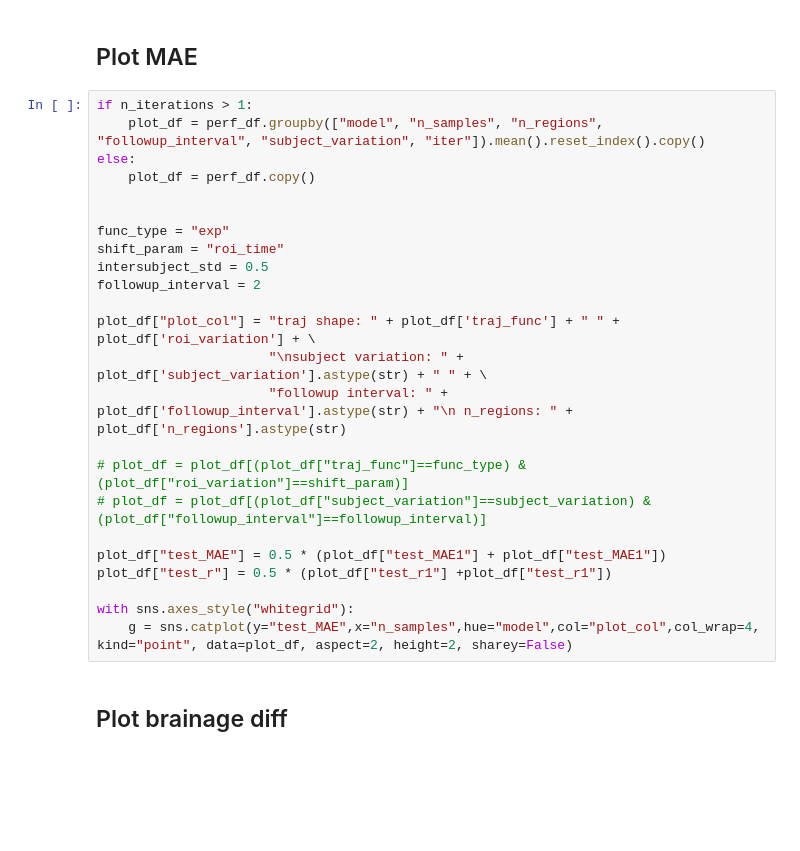
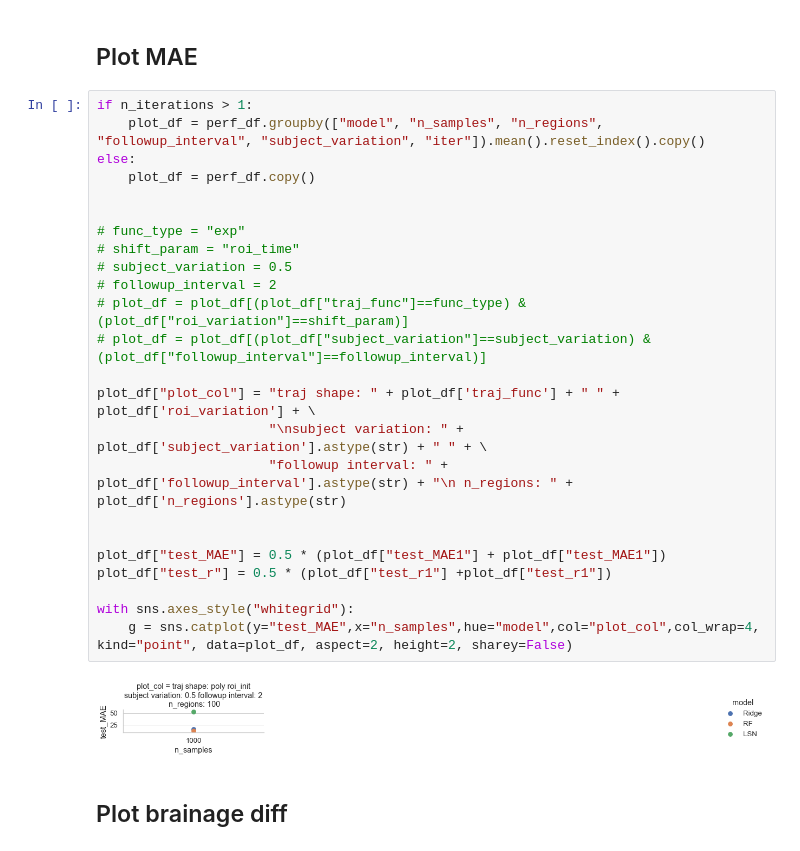
Before and after one commit to nikhil153/brain-diff, a Jupyter notebook: notebooks/7_brain_diff_sim.ipynb, the cells around one changed output. Cells and saved outputs as stored; diff of their text form; blank space fills up the shorter version.

```diff
--- a/notebooks/7_brain_diff_sim.ipynb
+++ b/notebooks/7_brain_diff_sim.ipynb
@@ -342,27 +364,29 @@ perf_df.head()
 # %%
 if n_iterations > 1:
     plot_df = perf_df.groupby(["model", "n_samples", "n_regions", "followup_interval", "subject_variation", "iter"]).mean().reset_index().copy()
 else:
     plot_df = perf_df.copy()
 
 
-func_type = "exp"
-shift_param = "roi_time"
-intersubject_std = 0.5
-followup_interval = 2
+# func_type = "exp"
+# shift_param = "roi_time"
+# subject_variation = 0.5
+# followup_interval = 2
+# plot_df = plot_df[(plot_df["traj_func"]==func_type) & (plot_df["roi_variation"]==shift_param)]
+# plot_df = plot_df[(plot_df["subject_variation"]==subject_variation) & (plot_df["followup_interval"]==followup_interval)]
 
 plot_df["plot_col"] = "traj shape: " + plot_df['traj_func'] + " " + plot_df['roi_variation'] + \
                       "\nsubject variation: " + plot_df['subject_variation'].astype(str) + " " + \
                       "followup interval: " + plot_df['followup_interval'].astype(str) + "\n n_regions: " + plot_df['n_regions'].astype(str)
 
-# plot_df = plot_df[(plot_df["traj_func"]==func_type) & (plot_df["roi_variation"]==shift_param)]
-# plot_df = plot_df[(plot_df["subject_variation"]==subject_variation) & (plot_df["followup_interval"]==followup_interval)]
 
 plot_df["test_MAE"] = 0.5 * (plot_df["test_MAE1"] + plot_df["test_MAE1"])
 plot_df["test_r"] = 0.5 * (plot_df["test_r1"] +plot_df["test_r1"])
 
 with sns.axes_style("whitegrid"):
     g = sns.catplot(y="test_MAE",x="n_samples",hue="model",col="plot_col",col_wrap=4, kind="point", data=plot_df, aspect=2, height=2, sharey=False)
+# %% [output]
+[figure, added]
 # %% [markdown]
 ## Plot brainage diff
 # %%
```
Also changed, not shown: parts of 11 cells of this notebook, 2 other files.
